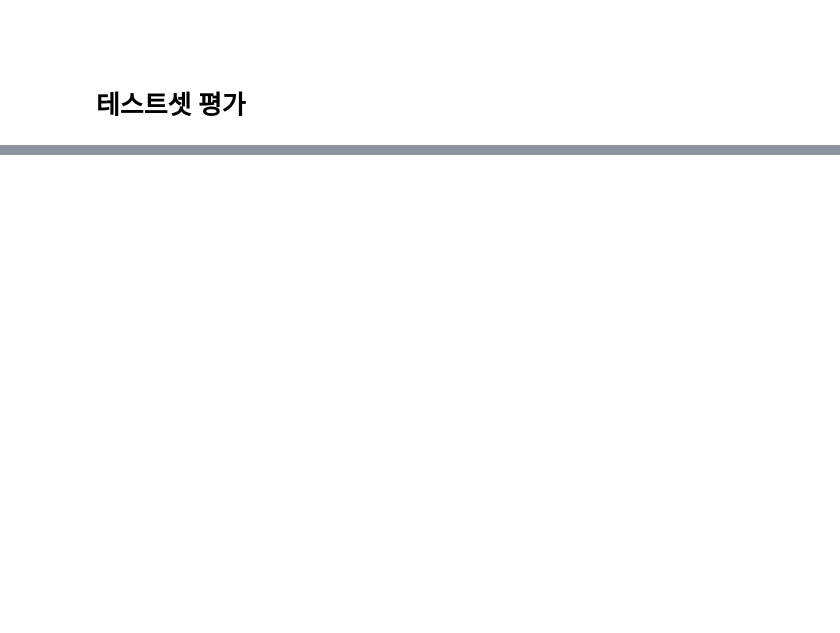
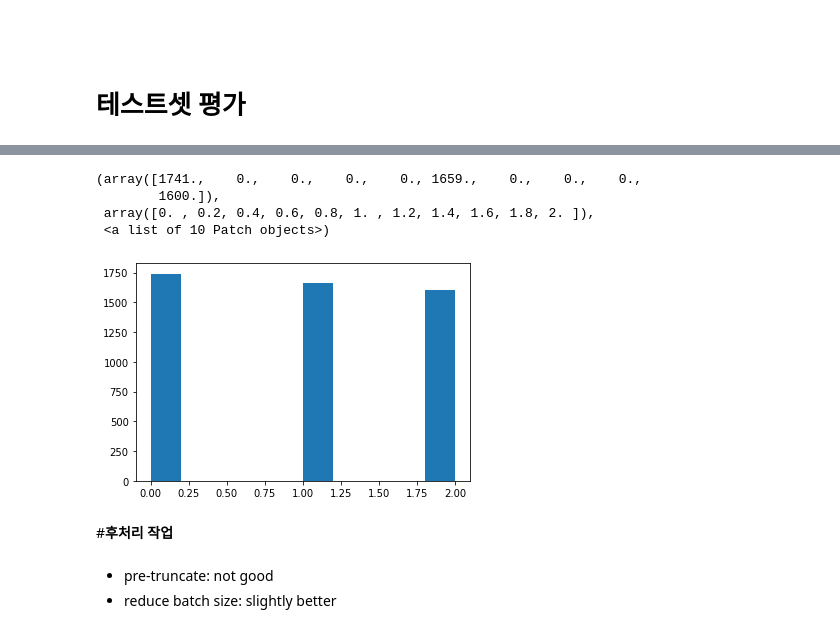
Before and after one commit to dunnohow/Bert, a Jupyter notebook: bluehouseblah.ipynb, the cells around one changed output, grey strips where cells are left out. Drawn from its saved outputs; the diff is of its cells as text; code cells hidden in the pictures; blank space fills up the shorter version.

```diff
--- a/bluehouseblah.ipynb
+++ b/bluehouseblah.ipynb
@@ -492,7 +445,7 @@ optimizer = AdamW(model.parameters(),
                 )
 
 # 에폭수
-epochs = 4
+epochs = 10
 
 # 총 훈련 스텝 : 배치반복 횟수 * 에폭
 total_steps = len(train_dataloader) * epochs
@@ -734,5 +692,5 @@ def test_sentences(sentences):
 # %%
-logits = test_sentences(['연기는 별로지만 재미 하나는 끝내줌!'])
+logits = test_sentences([sentences[9]])
 
 print(logits)
 print(np.argmax(logits))
@@ -741,0 +700,6 @@ print(np.argmax(logits))
+# %%
+%time
+category = [None]
+for i in range(len(sentences)):
+  logits = test_sentences([sentences[i]])
+  category.append(np.argmax(logits))
@@ -741,0 +709,16 @@ print(np.argmax(logits))
+# %%
+category = category[1:]
+# %%
+%matplotlib inline
+plt.hist(category)
+# %% [output]
+(array([1741.,    0.,    0.,    0.,    0., 1659.,    0.,    0.,    0.,
+        1600.]),
+ array([0. , 0.2, 0.4, 0.6, 0.8, 1. , 1.2, 1.4, 1.6, 1.8, 2. ]),
+ <a list of 10 Patch objects>)
+[figure, added]
+# %% [markdown]
+#**후처리 작업**
+# %% [markdown]
+- pre-truncate: not good
+- reduce batch size: slightly better
```
Also changed, not shown: parts of 48 cells of this notebook.
